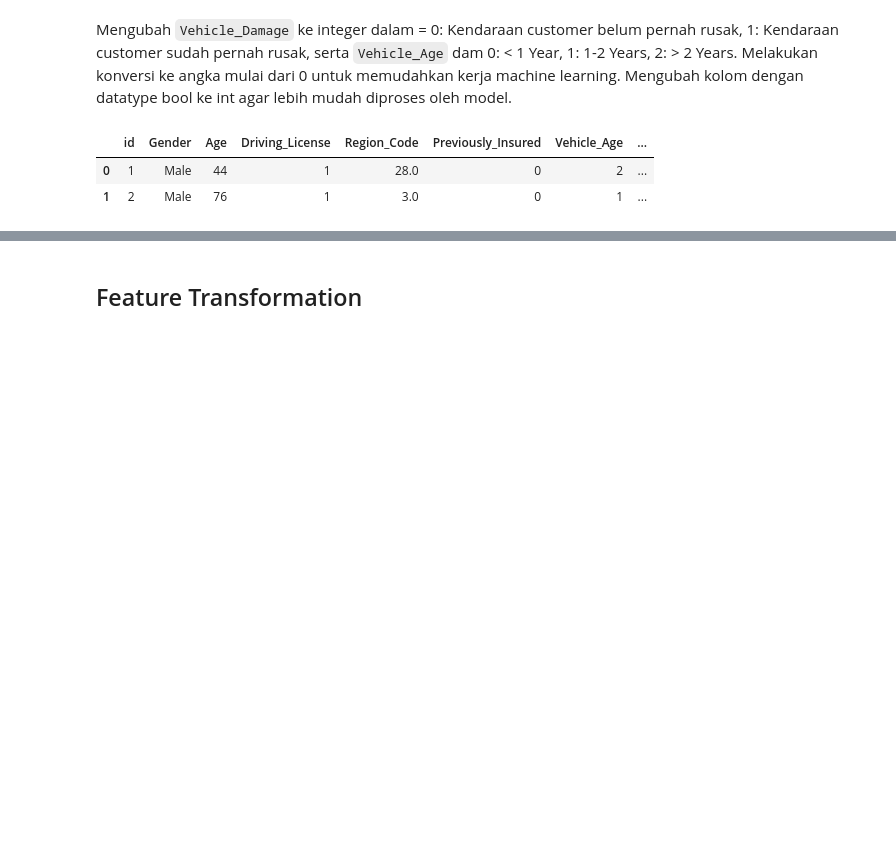
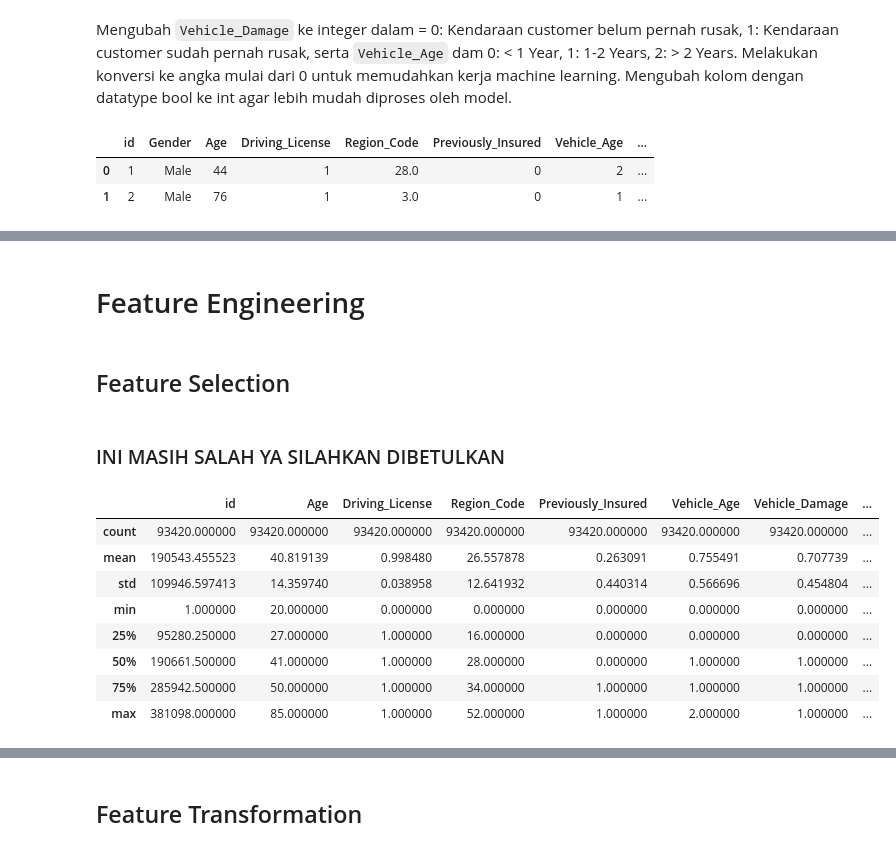
Before and after one commit to gabmrn/Stage_2, a Jupyter notebook: stage_2.ipynb, the cells around one changed output, grey strips where cells are left out. Drawn from its saved outputs; the diff is of its cells as text; code cells hidden in the pictures; blank space fills up the shorter version.

```diff
--- a/stage_2.ipynb
+++ b/stage_2.ipynb
@@ -186,0 +223,5 @@ df_clean.head(2)
+# %%
+# Membuat kolom baru untuk melihat Class 'Yes'
+
+df['Res_class'] = df['Response']==1
+df['Res_class'].value_counts()
@@ -186,0 +266,18 @@ df_clean.head(2)
+# %% [markdown]
+# Feature Engineering
+# %% [markdown]
+## Feature Selection
+# %% [markdown]
+### INI MASIH SALAH YA SILAHKAN DIBETULKAN
+# %%
+df.describe()
+# %% [output]
+|  | id | Age | Driving_License | Region_Code | Previously_Insured | Vehicle_Age | Vehicle_Damage | ... |
+| count | 93420.000000 | 93420.000000 | 93420.000000 | 93420.000000 | 93420.000000 | 93420.000000 | 93420.000000 | ... |
+| mean | 190543.455523 | 40.819139 | 0.998480 | 26.557878 | 0.263091 | 0.755491 | 0.707739 | ... |
+| std | 109946.597413 | 14.359740 | 0.038958 | 12.641932 | 0.440314 | 0.566696 | 0.454804 | ... |
+| min | 1.000000 | 20.000000 | 0.000000 | 0.000000 | 0.000000 | 0.000000 | 0.000000 | ... |
+| 25% | 95280.250000 | 27.000000 | 1.000000 | 16.000000 | 0.000000 | 0.000000 | 0.000000 | ... |
+| 50% | 190661.500000 | 41.000000 | 1.000000 | 28.000000 | 0.000000 | 1.000000 | 1.000000 | ... |
+| 75% | 285942.500000 | 50.000000 | 1.000000 | 34.000000 | 1.000000 | 1.000000 | 1.000000 | ... |
+| max | 381098.000000 | 85.000000 | 1.000000 | 52.000000 | 1.000000 | 2.000000 | 1.000000 | ... |
```
Also changed, not shown: parts of 46 cells of this notebook, 1 other file.
